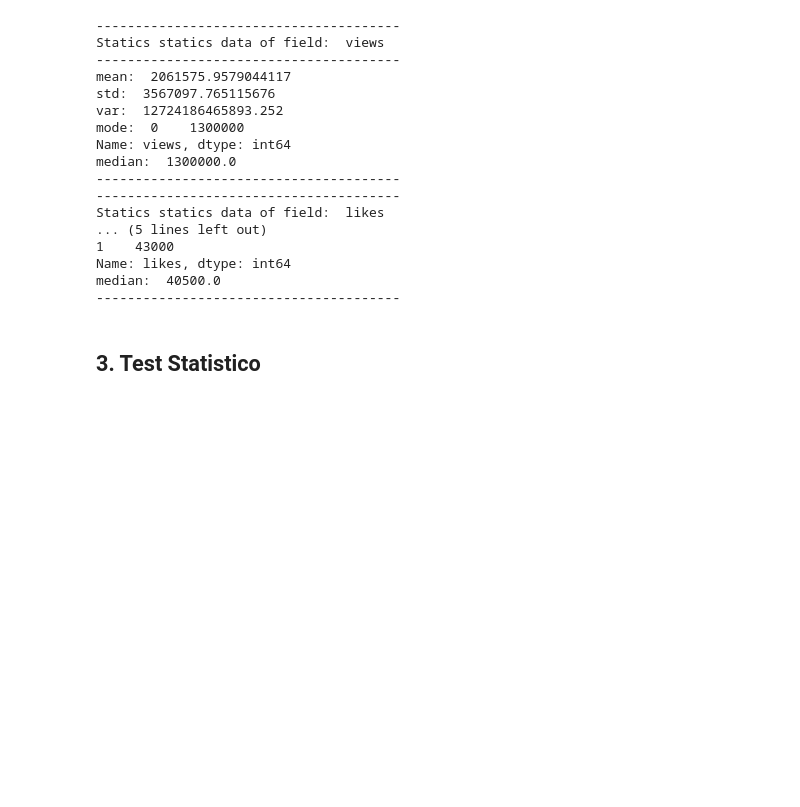
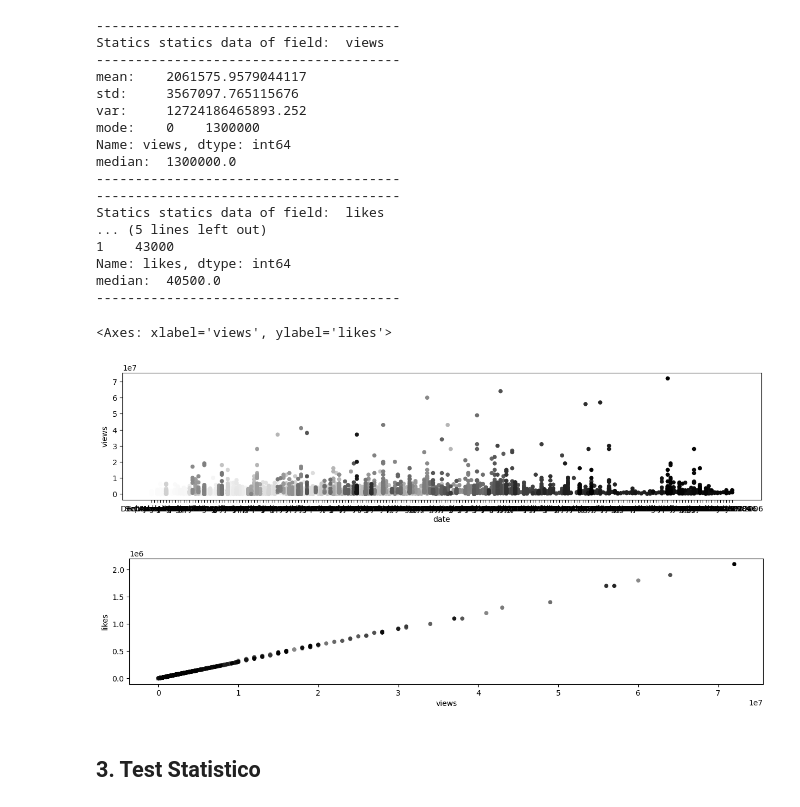
Before and after one commit to InKeaton/DataTed, a Jupyter notebook: data_ted.ipynb, the cells around one changed output. Drawn from its saved outputs; the diff is of its cells as text; code cells hidden in the pictures; blank space fills up the shorter version.

Commit message:
Started visualizing

```diff
--- a/data_ted.ipynb
+++ b/data_ted.ipynb
@@ -97,6 +97,15 @@ Statics statics data of field:  likes
 Name: likes, dtype: int64
 median:  40500.0
 ---------------------------------------
+# %%
+t = np.arange(len(daTed))
+
+daTed.plot.scatter("date", "views", figsize=(15, 3), c=t)
+daTed.plot.scatter("views", "likes", figsize=(15, 3), c=t)
+# %% [output]
+<Axes: xlabel='views', ylabel='likes'>
+[figure, added]
+[figure, added]
 # %% [markdown]
 ## 3. Test Statistico
 # %% [markdown]
```
Also changed, not shown: parts of 1 cell of this notebook.
